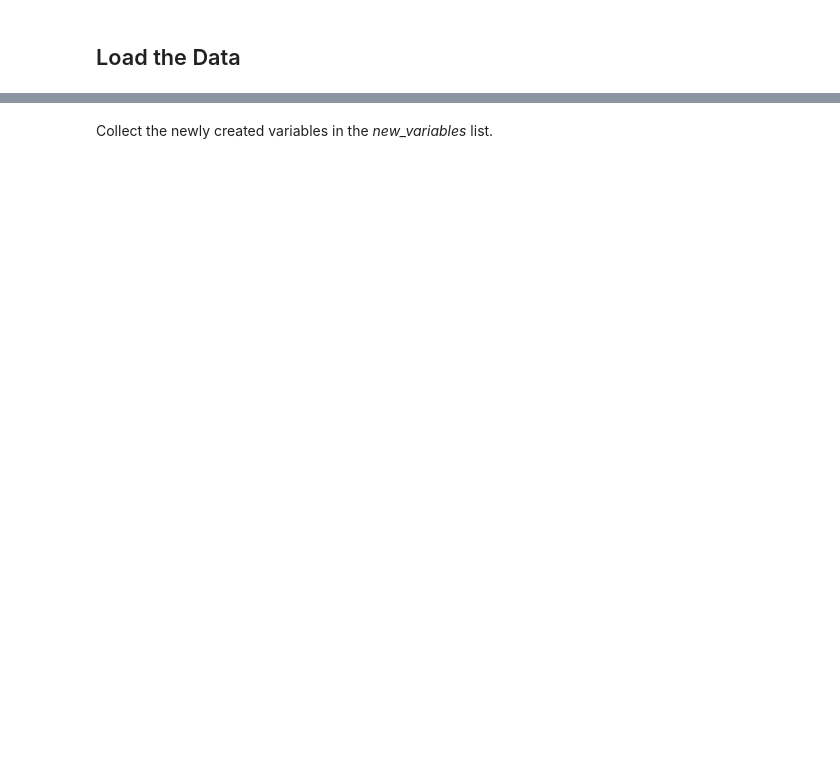
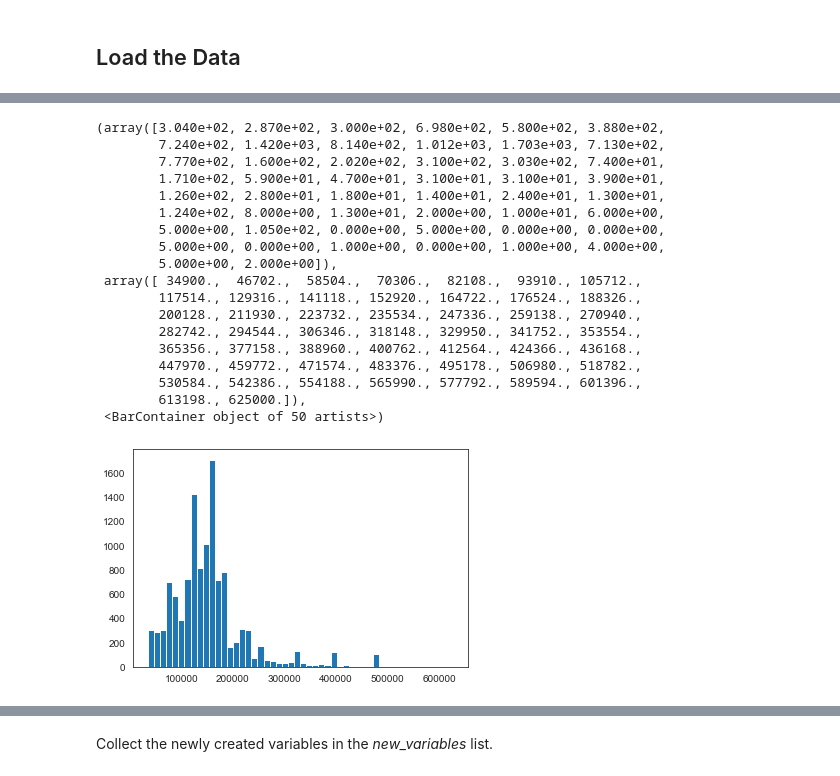
Before and after one commit to maejok/ML_Price_Prediction_Model_for_Ames_Housing, a Jupyter notebook: Chapter_1_Data_Visualisation.ipynb, the cells around one changed output, grey strips where cells are left out. Saved outputs shown, nothing was run; the diff lists cells and outputs as text; code cells hidden in the pictures; blank space fills up the shorter version.

```diff
--- a/Chapter_1_Data_Visualisation.ipynb
+++ b/Chapter_1_Data_Visualisation.ipynb
@@ -30,0 +78,23 @@ housing.shape
+# %%
+# Check the distribution of the sale price
+plt.hist(housing.SalePrice, bins = 50)
+# %% [output]
+(array([3.040e+02, 2.870e+02, 3.000e+02, 6.980e+02, 5.800e+02, 3.880e+02,
+        7.240e+02, 1.420e+03, 8.140e+02, 1.012e+03, 1.703e+03, 7.130e+02,
+        7.770e+02, 1.600e+02, 2.020e+02, 3.100e+02, 3.030e+02, 7.400e+01,
+        1.710e+02, 5.900e+01, 4.700e+01, 3.100e+01, 3.100e+01, 3.900e+01,
+        1.260e+02, 2.800e+01, 1.800e+01, 1.400e+01, 2.400e+01, 1.300e+01,
+        1.240e+02, 8.000e+00, 1.300e+01, 2.000e+00, 1.000e+01, 6.000e+00,
+        5.000e+00, 1.050e+02, 0.000e+00, 5.000e+00, 0.000e+00, 0.000e+00,
+        5.000e+00, 0.000e+00, 1.000e+00, 0.000e+00, 1.000e+00, 4.000e+00,
+        5.000e+00, 2.000e+00]),
+ array([ 34900.,  46702.,  58504.,  70306.,  82108.,  93910., 105712.,
+        117514., 129316., 141118., 152920., 164722., 176524., 188326.,
+        200128., 211930., 223732., 235534., 247336., 259138., 270940.,
+        282742., 294544., 306346., 318148., 329950., 341752., 353554.,
+        365356., 377158., 388960., 400762., 412564., 424366., 436168.,
+        447970., 459772., 471574., 483376., 495178., 506980., 518782.,
+        530584., 542386., 554188., 565990., 577792., 589594., 601396.,
+        613198., 625000.]),
+ <BarContainer object of 50 artists>)
+[figure, added]
```
Also changed, not shown: parts of 59 cells of this notebook.
